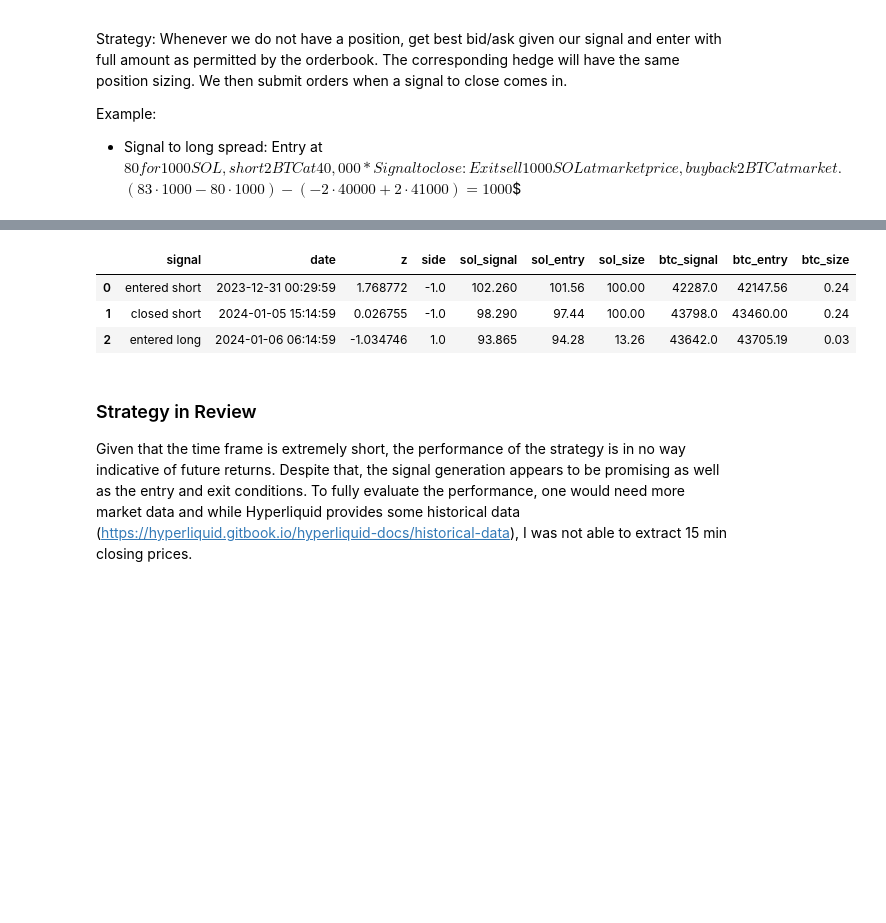
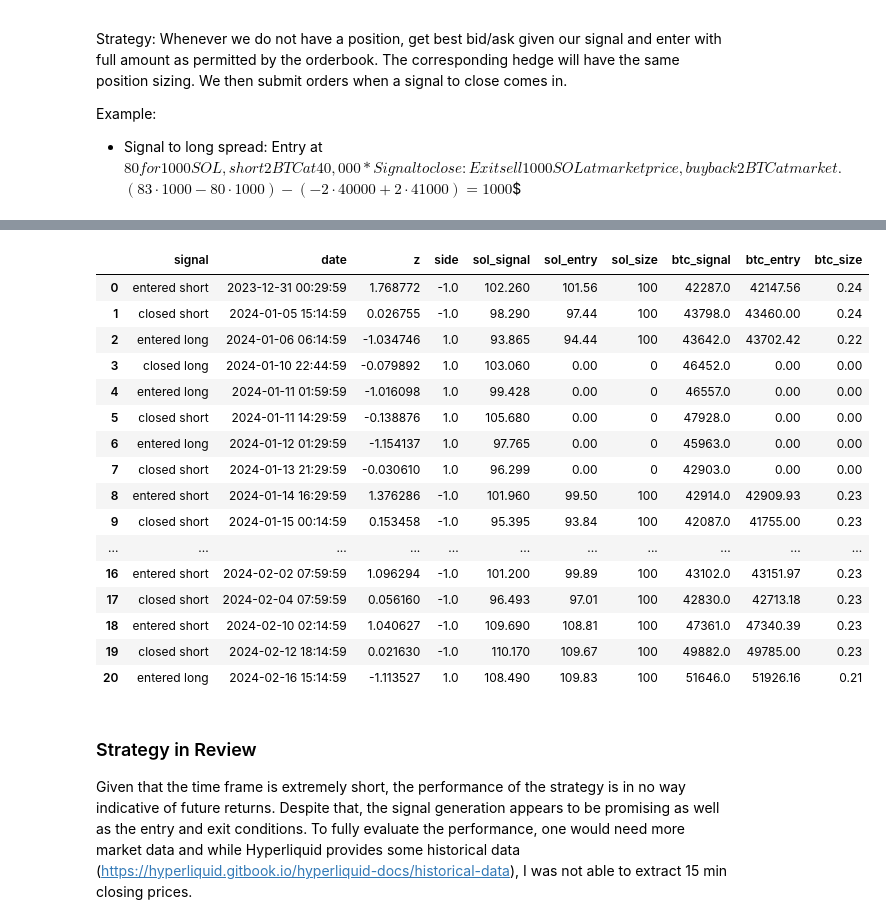
Before and after one commit to voskart/hyperliquid_strat, a Jupyter notebook: strat.ipynb, the cells around one changed output, grey strips where cells are left out. Saved outputs shown, nothing was run; the diff lists cells and outputs as text; code cells hidden in the pictures; blank space fills up the shorter version.

Commit message:
added more data

```diff
--- a/strat.ipynb
+++ b/strat.ipynb
@@ -387,8 +387,8 @@ df_res
 df_res["hour"] = df_res["date"].dt.floor("h")
 
 # similarly, we will round the orderbook data for simpler processing
-sol_orderbook = pd.read_csv("./processed_data/sol_orderbook.csv")
-btc_orderbook = pd.read_csv("./processed_data/btc_orderbook.csv")
+sol_orderbook = pd.read_csv("./processed_data/sol_book_feb16_filtered.csv")
+btc_orderbook = pd.read_csv("./processed_data/btc_book_feb16_filtered.csv")
 
 sol_orderbook["hour"] = pd.to_datetime(sol_orderbook["date"]).dt.floor("h")
 btc_orderbook["hour"] = pd.to_datetime(btc_orderbook["date"]).dt.floor("h")
@@ -404,6 +404,8 @@ def fill_order(curr, side, size, hour, price):
             day_orderbook = sol_orderbook[sol_orderbook["hour"] == hour]
             # find best bid
             day_orderbook = day_orderbook[day_orderbook["side"] == "bid"]
+            if day_orderbook.empty:
+                return(0, 0)
             # if no size is passed, return just best bid
             if not size:
                 best_bid = day_orderbook[day_orderbook["px"] == day_orderbook["px"].max()]
@@ -426,6 +428,8 @@ def fill_order(curr, side, size, hour, price):
             day_orderbook = sol_orderbook[sol_orderbook["hour"] == hour]
             # find best ask
             day_orderbook = day_orderbook[day_orderbook["side"] == "ask"]
+            if day_orderbook.empty:
+                return(0, 0)
             # if no size is passed, return just best ask
             if not size:
                 best_ask = day_orderbook[day_orderbook["px"] == day_orderbook["px"].min()]
@@ -451,6 +455,8 @@ def fill_order(curr, side, size, hour, price):
             # if no size is passed, return just best bid
              # order by px
             day_orderbook = day_orderbook.sort_values(by="px", ascending=False)
+            if day_orderbook.empty:
+                return(0, 0)
             if not size:
                 best_bid = day_orderbook[day_orderbook["px"] == day_orderbook["px"].max()]
                 return(float(best_bid.px), float(best_bid.sz))
@@ -473,6 +479,8 @@ def fill_order(curr, side, size, hour, price):
             day_orderbook = day_orderbook[day_orderbook["side"] == "ask"]
             # order by px
             day_orderbook = day_orderbook.sort_values(by="px")
+            if day_orderbook.empty:
+                return(0, 0)
             # if no size is passed, return just best ask
             if not size:
                 best_ask = day_orderbook[day_orderbook["px"] == day_orderbook["px"].min()]
@@ -504,34 +512,41 @@ counter = -1
 # identify filled orders based on indicators
 for i, row in df_res.iterrows():
     counter += 1
-    if i <= 2:
-        d, s, z, spread, side, sol, btc, hour = row
-        # check order
-        if s == "enter short":
-            # short sol and long btc
-            sol_filled_price, sol_size = fill_order("sol", -1, 100, hour, sol)
-            btc_initial = sol_filled_price * sol_size / btc
-            btc_filled_price, btc_size = fill_order("btc", 1, btc_initial, hour, btc)
-            res_with_slippage.append(["entered short", d, z, side, sol, sol_filled_price, sol_size, btc, btc_filled_price, btc_size])
-        elif s == "enter long":
-            # long sol and short btc
-            sol_filled_price, sol_size = fill_order("sol", 1, 0, hour, sol)
-            btc_initial = sol_filled_price * sol_size / btc
-            btc_filled_price, btc_size = fill_order("btc", -1, btc_initial, hour, btc)
-            res_with_slippage.append(["entered long", d, z, side, sol, sol_filled_price, sol_size, btc, btc_filled_price, btc_size])
-        elif s == "close short":
-            # close sol short, close long btc
-            sol_filled_price, sol_size = fill_order("sol", 1, res_with_slippage[counter-1][6], hour, sol)
-            btc_filled_price, btc_size = fill_order("btc", -1, res_with_slippage[counter-1][9], hour, btc)
+    d, s, z, spread, side, sol, btc, hour = row
+    # check order
+    if s == "enter short":
+        # short sol and long btc
+        sol_filled_price, sol_size = fill_order("sol", -1, 100, hour, sol)
+        btc_initial = sol_filled_price * sol_size / btc
+        btc_filled_price, btc_size = fill_order("btc", 1, btc_initial, hour, btc)
+        res_with_slippage.append(["entered short", d, z, side, sol, sol_filled_price, sol_size, btc, btc_filled_price, btc_size])
+    elif s == "enter long":
+        # long sol and short btc
+        sol_filled_price, sol_size = fill_order("sol", 1, 100, hour, sol)
+        btc_initial = sol_filled_price * sol_size / btc
+        btc_filled_price, btc_size = fill_order("btc", -1, btc_initial, hour, btc)
+        res_with_slippage.append(["entered long", d, z, side, sol, sol_filled_price, sol_size, btc, btc_filled_price, btc_size])
+    elif s == "close short":
+        # close sol short, close long btc
+        sol_filled_price, sol_size = fill_order("sol", 1, res_with_slippage[counter-1][6], hour, sol)
+        btc_filled_price, btc_size = fill_order("btc", -1, res_with_slippage[counter-1][9], hour, btc)
+        # if entry before is empty, skip
+        if res_with_slippage[counter-1][8] == 0:
+            res_with_slippage.append(["closed short", d, z, side, sol, 0, 0, btc, 0, 0])
+        else:
             res_with_slippage.append(["closed short", d, z, side, sol, sol_filled_price, sol_size, btc, btc_filled_price, btc_size])
+    else:
+        # close sol long, close short btc
+        sol_filled_price, sol_size = fill_order("sol", -1, res_with_slippage[counter-1][6], hour, sol)
+        btc_filled_price, btc_size = fill_order("btc", 1, res_with_slippage[counter-1][9], hour, btc)
+        # if entry before is empty, skip
+        if res_with_slippage[counter-1][8] == 0:
+            res_with_slippage.append(["closed short", d, z, side, sol, 0, 0, btc, 0, 0])
         else:
-            # close sol long, close short btc
-            sol_filled_price, sol_size = fill_order("sol", -1, res_with_slippage[counter-1][6], hour, sol)
-            btc_filled_price, btc_size = fill_order("btc", 1, res_with_slippage[counter-1][9], hour, btc)
             res_with_slippage.append(["closed long", d, z, side, sol, sol_filled_price, -sol_size, btc, btc_filled_price])
 
 df_slippage_result = pd.DataFrame(res_with_slippage)
 df_slippage_result.columns = ["signal", "date", "z", "side", "sol_signal", "sol_entry", "sol_size", "btc_signal", "btc_entry", "btc_size"]
 
-df_slippage_result
+df_slippage_result.fillna(0)
 # %% [output]
@@ -548,7 +570,20 @@ Filling 0.028645634938820403 with: [[43706.0, 0.02286], [43702.0, 0.005785634938
 |  | signal | date | z | side | sol_signal | sol_entry | sol_size | btc_signal | btc_entry | btc_size |
-| 0 | entered short | 2023-12-31 00:29:59 | 1.768772 | -1.0 | 102.260 | 101.56 | 100.00 | 42287.0 | 42147.56 | 0.24 |
-| 1 | closed short | 2024-01-05 15:14:59 | 0.026755 | -1.0 | 98.290 | 97.44 | 100.00 | 43798.0 | 43460.00 | 0.24 |
-| 2 | entered long | 2024-01-06 06:14:59 | -1.034746 | 1.0 | 93.865 | 94.28 | 13.26 | 43642.0 | 43705.19 | 0.03 |
+| 0 | entered short | 2023-12-31 00:29:59 | 1.768772 | -1.0 | 102.260 | 101.56 | 100 | 42287.0 | 42147.56 | 0.24 |
+| 1 | closed short | 2024-01-05 15:14:59 | 0.026755 | -1.0 | 98.290 | 97.44 | 100 | 43798.0 | 43460.00 | 0.24 |
+| 2 | entered long | 2024-01-06 06:14:59 | -1.034746 | 1.0 | 93.865 | 94.44 | 100 | 43642.0 | 43702.42 | 0.22 |
+| 3 | closed long | 2024-01-10 22:44:59 | -0.079892 | 1.0 | 103.060 | 0.00 | 0 | 46452.0 | 0.00 | 0.00 |
+| 4 | entered long | 2024-01-11 01:59:59 | -1.016098 | 1.0 | 99.428 | 0.00 | 0 | 46557.0 | 0.00 | 0.00 |
+| 5 | closed short | 2024-01-11 14:29:59 | -0.138876 | 1.0 | 105.680 | 0.00 | 0 | 47928.0 | 0.00 | 0.00 |
+| 6 | entered long | 2024-01-12 01:29:59 | -1.154137 | 1.0 | 97.765 | 0.00 | 0 | 45963.0 | 0.00 | 0.00 |
+| 7 | closed short | 2024-01-13 21:29:59 | -0.030610 | 1.0 | 96.299 | 0.00 | 0 | 42903.0 | 0.00 | 0.00 |
+| 8 | entered short | 2024-01-14 16:29:59 | 1.376286 | -1.0 | 101.960 | 99.50 | 100 | 42914.0 | 42909.93 | 0.23 |
+| 9 | closed short | 2024-01-15 00:14:59 | 0.153458 | -1.0 | 95.395 | 93.84 | 100 | 42087.0 | 41755.00 | 0.23 |
+| ... | ... | ... | ... | ... | ... | ... | ... | ... | ... | ... |
+| 16 | entered short | 2024-02-02 07:59:59 | 1.096294 | -1.0 | 101.200 | 99.89 | 100 | 43102.0 | 43151.97 | 0.23 |
+| 17 | closed short | 2024-02-04 07:59:59 | 0.056160 | -1.0 | 96.493 | 97.01 | 100 | 42830.0 | 42713.18 | 0.23 |
+| 18 | entered short | 2024-02-10 02:14:59 | 1.040627 | -1.0 | 109.690 | 108.81 | 100 | 47361.0 | 47340.39 | 0.23 |
+| 19 | closed short | 2024-02-12 18:14:59 | 0.021630 | -1.0 | 110.170 | 109.67 | 100 | 49882.0 | 49785.00 | 0.23 |
+| 20 | entered long | 2024-02-16 15:14:59 | -1.113527 | 1.0 | 108.490 | 109.83 | 100 | 51646.0 | 51926.16 | 0.21 |
 # %% [markdown]
 ### Strategy in Review
 
```
Also changed, not shown: parts of 3 cells of this notebook, 5 other files.
